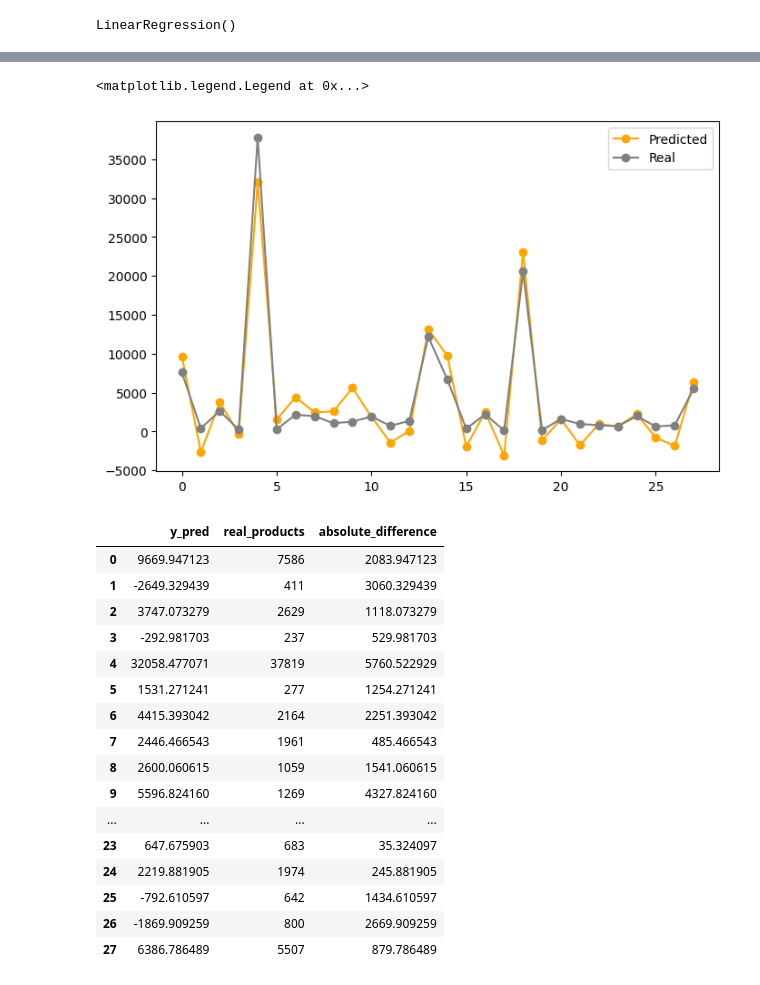
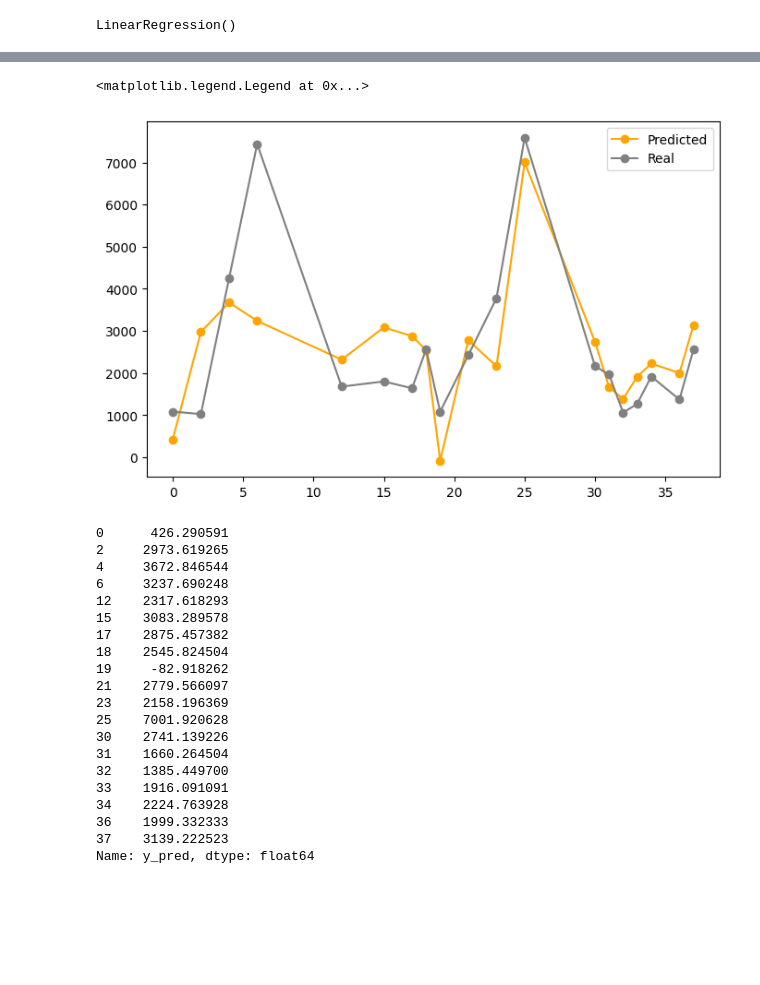
Before and after one commit to S0ngSTK/Dataset_Final, a Jupyter notebook: FINAL_PROJECT_PROTOTYPE.ipynb, the cells around one changed output, grey strips where cells are left out. Drawn from its saved outputs; the diff is of its cells as text; code cells hidden in the pictures; blank space fills up the shorter version.

```diff
--- a/FINAL_PROJECT_PROTOTYPE.ipynb
+++ b/FINAL_PROJECT_PROTOTYPE.ipynb
@@ -541,13 +848,13 @@ X_train, X_test, y_train, y_test = train_test_split(x, y, test_size=0.2)
 # %%
 
 # Define a range of 'k' values to test
-k_values = range(1, 21)
+k_values = range(1, 15)
 mse_values = []  # Mean Squared Error (MSE) values
 
 for k in k_values:
     # Create and fit the KNN regression model with the current 'k' value
     model = KNeighborsRegressor(n_neighbors=k)
-    model.fit(X_train, y_train)
+    model.fit(X_train_scaled, y_train)
 
     # Make predictions on the validation set
     y_pred = model.predict(X_test)
@@ -582,6 +889,6 @@ Best 'k' value: 2
 # %% [markdown]
 ## กำหนด K ที่สุดให้สำหรับ model KNN-R
 # %%
-knn = KNeighborsRegressor(n_neighbors = best_k)
+knn = KNeighborsRegressor(n_neighbors = best_k ,metric='euclidean')
 knn.fit(X_train,y_train)
 # %% [output]
@@ -619,6 +928,6 @@ array([ 7143.5,   541.5,  2089. ,   264. , 29189. ,   223. ,  1889. ,
 # %% [markdown]
 ## เก็บ Predict X ลงใน Dataframe merged_rain_rumbatan['Predict_Product_KNNR']
 # %%
-merged_rain_rumbatan['Predict_Product_KNNR'] = knn.predict(x)
-merged_rain_rumbatan
+complete_dataframe['Predict_Product_KNNR'] = knn.predict(x)
+complete_dataframe
 # %% [output]
@@ -717,6 +1065,6 @@ array([ 9669.94712327, -2649.32943902,  3747.07327904,  -292.98170301,
 # %%
-absolute_dis_list = abs(y_pred_x - merged_rain_rumbatan['Products'])
-result_df_linear = pd.DataFrame({'y_pred': y_pred_x, 'real_products': merged_rain_rumbatan['Products'], 'absolute_difference': absolute_dis_list})
+absolute_dis_list = abs(y_pred_x - complete_dataframe['Products'])
+result_df_linear = pd.DataFrame({'y_pred': y_pred_x, 'real_products': complete_dataframe['Products'], 'absolute_difference': absolute_dis_list})
 # %%
 result_df_linear
 # %% [output]
@@ -745,29 +1094,32 @@ R-squared (R2): -4.690023209449081
 # %%
 plt.figure(figsize = (8, 5))
-plt.plot(y_pred_x, label = 'Predicted', linestyle="-", marker='o', color='orange')
-plt.plot(merged_rain_rumbatan['Products'], label = 'Real', linestyle="-", marker='o', color='grey')
+plt.plot(result_df_linear["y_pred"], label = 'Predicted', linestyle="-", marker='o', color='orange')
+plt.plot(complete_dataframe['Products'], label = 'Real', linestyle="-", marker='o', color='grey')
 plt.legend()
 # %% [output]
 <matplotlib.legend.Legend at 0x...>
-[figure, old version]
+[figure, new version]
 # %%
-result_df_linear
+result_df_linear["y_pred"]
 # %% [output]
-|  | y_pred | real_products | absolute_difference |
-| 0 | 9669.947123 | 7586 | 2083.947123 |
-| 1 | -2649.329439 | 411 | 3060.329439 |
-| 2 | 3747.073279 | 2629 | 1118.073279 |
-| 3 | -292.981703 | 237 | 529.981703 |
-| 4 | 32058.477071 | 37819 | 5760.522929 |
-| 5 | 1531.271241 | 277 | 1254.271241 |
-| 6 | 4415.393042 | 2164 | 2251.393042 |
-| 7 | 2446.466543 | 1961 | 485.466543 |
-| 8 | 2600.060615 | 1059 | 1541.060615 |
-| 9 | 5596.824160 | 1269 | 4327.824160 |
-| ... | ... | ... | ... |
-| 23 | 647.675903 | 683 | 35.324097 |
-| 24 | 2219.881905 | 1974 | 245.881905 |
-| 25 | -792.610597 | 642 | 1434.610597 |
-| 26 | -1869.909259 | 800 | 2669.909259 |
-| 27 | 6386.786489 | 5507 | 879.786489 |
+0      426.290591
+2     2973.619265
+4     3672.846544
+6     3237.690248
+12    2317.618293
+15    3083.289578
+17    2875.457382
+18    2545.824504
+19     -82.918262
+21    2779.566097
+23    2158.196369
+25    7001.920628
+30    2741.139226
+31    1660.264504
+32    1385.449700
+33    1916.091091
+34    2224.763928
+36    1999.332333
+37    3139.222523
+Name: y_pred, dtype: float64
 # %%
```
Also changed, not shown: parts of 101 cells of this notebook.
